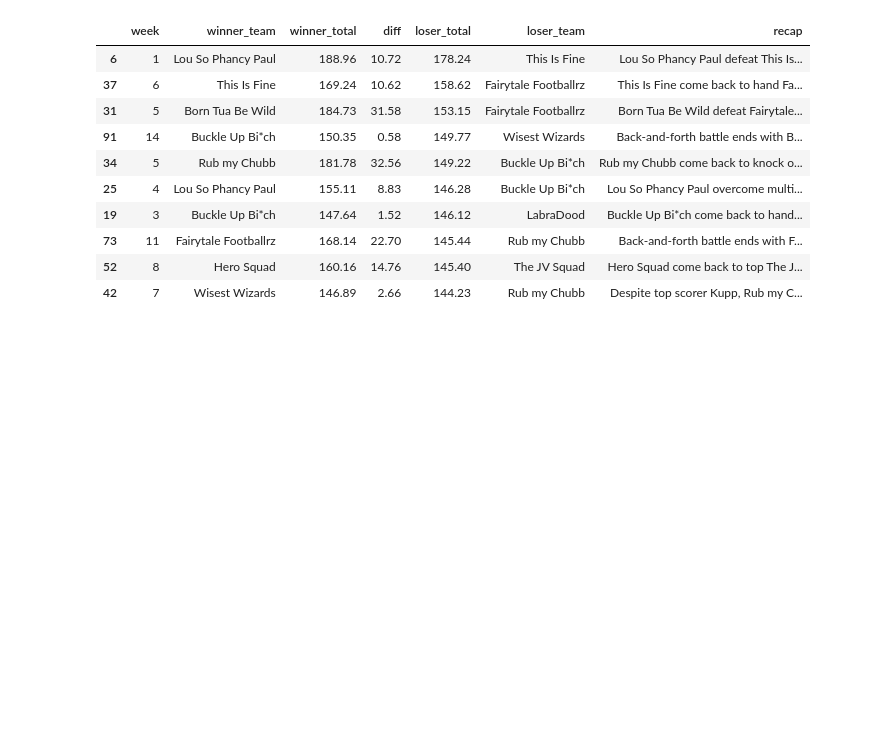
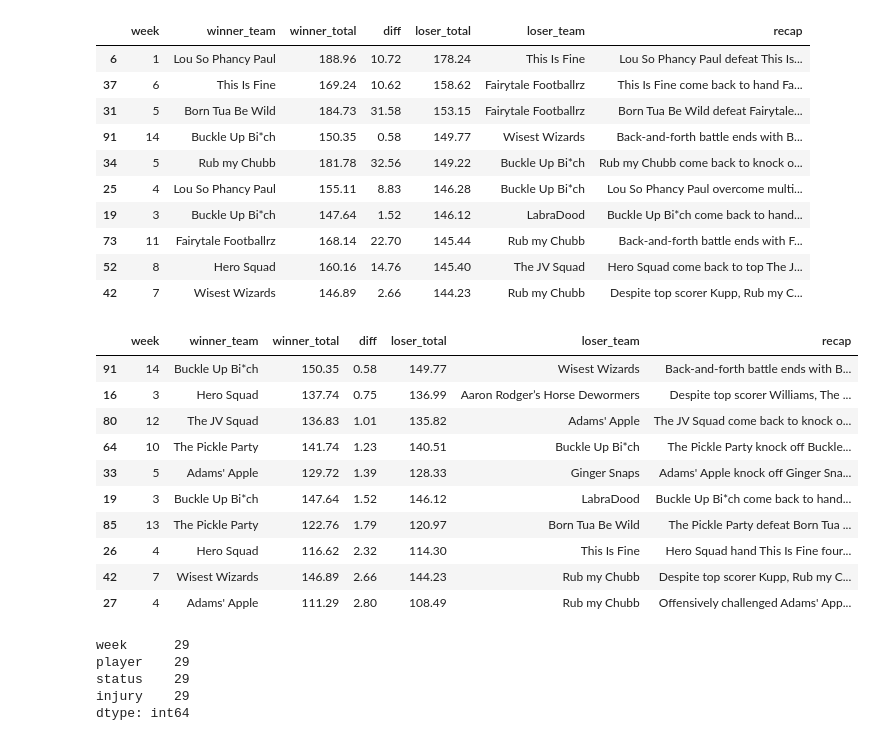
Before and after one commit to natepmarshall/yahoo-fantasy, a Jupyter notebook: Yahoo.ipynb, the cells around one changed output. Drawn from its saved outputs; the diff is of its cells as text; code cells hidden in the pictures; blank space fills up the shorter version.

```diff
--- a/Yahoo.ipynb
+++ b/Yahoo.ipynb
@@ -373,3 +421,25 @@ matchups.nlargest(10,'loser_total')
 | 73 | 11 | Fairytale Footballrz | 168.14 | 22.70 | 145.44 | Rub my Chubb | Back-and-forth battle ends with F... |
 | 52 | 8 | Hero Squad | 160.16 | 14.76 | 145.40 | The JV Squad | Hero Squad come back to top The J... |
 | 42 | 7 | Wisest Wizards | 146.89 | 2.66 | 144.23 | Rub my Chubb | Despite top scorer Kupp, Rub my C... |
+# %%
+matchups.nsmallest(10,'diff')
+# %% [output]
+|  | week | winner_team | winner_total | diff | loser_total | loser_team | recap |
+| 91 | 14 | Buckle Up Bi*ch | 150.35 | 0.58 | 149.77 | Wisest Wizards | Back-and-forth battle ends with B... |
+| 16 | 3 | Hero Squad | 137.74 | 0.75 | 136.99 | Aaron Rodger’s Horse Dewormers | Despite top scorer Williams, The ... |
+| 80 | 12 | The JV Squad | 136.83 | 1.01 | 135.82 | Adams' Apple | The JV Squad come back to knock o... |
+| 64 | 10 | The Pickle Party | 141.74 | 1.23 | 140.51 | Buckle Up Bi*ch | The Pickle Party knock off Buckle... |
+| 33 | 5 | Adams' Apple | 129.72 | 1.39 | 128.33 | Ginger Snaps | Adams' Apple knock off Ginger Sna... |
+| 19 | 3 | Buckle Up Bi*ch | 147.64 | 1.52 | 146.12 | LabraDood | Buckle Up Bi*ch come back to hand... |
+| 85 | 13 | The Pickle Party | 122.76 | 1.79 | 120.97 | Born Tua Be Wild | The Pickle Party defeat Born Tua ... |
+| 26 | 4 | Hero Squad | 116.62 | 2.32 | 114.30 | This Is Fine | Hero Squad hand This Is Fine four... |
+| 42 | 7 | Wisest Wizards | 146.89 | 2.66 | 144.23 | Rub my Chubb | Despite top scorer Kupp, Rub my C... |
+| 27 | 4 | Adams' Apple | 111.29 | 2.80 | 108.49 | Rub my Chubb | Offensively challenged Adams' App... |
+# %%
+injury_report.loc[injury_report['status'].str.contains('COVID')].count()
+# %% [output]
+week      29
+player    29
+status    29
+injury    29
+dtype: int64
```
Also changed, not shown: parts of 5 cells of this notebook.
